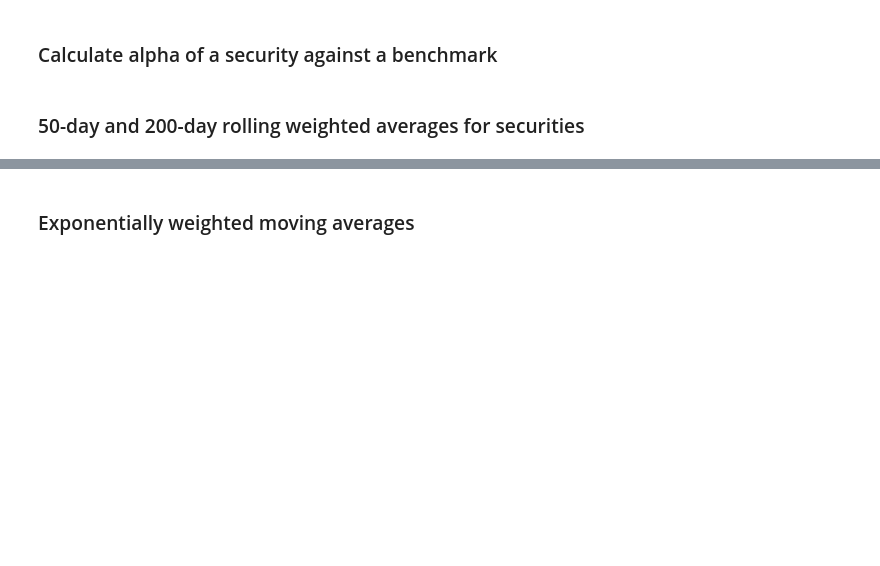
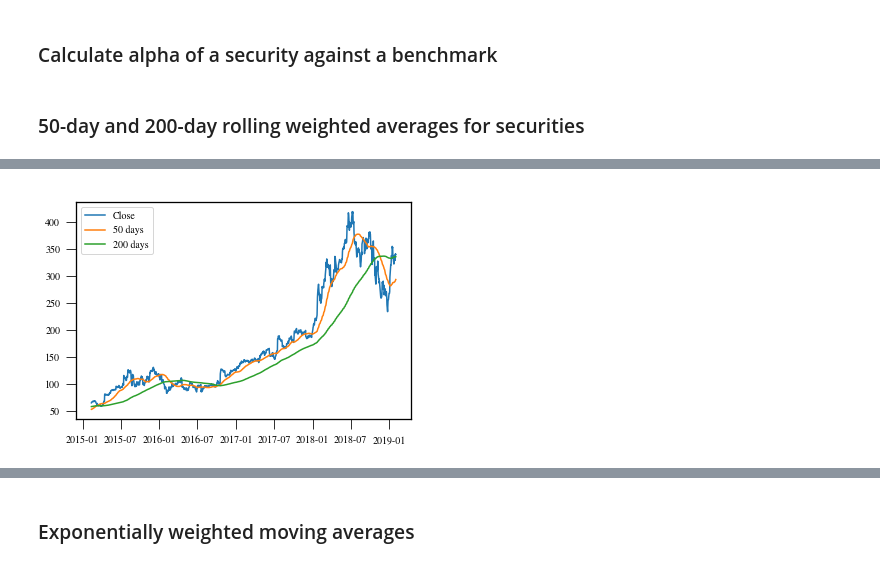
Before and after one commit to ahwkuepper/portfolios, a Jupyter notebook: notebooks/dev_book.ipynb, the cells around one changed output, grey strips where cells are left out. Saved outputs shown, nothing was run; the diff lists cells and outputs as text; code cells hidden in the pictures; blank space fills up the shorter version.

```diff
--- a/notebooks/dev_book.ipynb
+++ b/notebooks/dev_book.ipynb
@@ -205,4 +208,6 @@ NFLX = et.Security('NFLX')
 # %%
-plot_trend(security=NFLX, windows=[50, 200])
+plot_trend(security=NFLX, windows=[50, 200], ndays=1000)
+# %% [output]
+[figure, added]
 # %%
 AMD = et.Security('AMD')
```
Also changed, not shown: parts of 26 cells of this notebook, 5 other files.
